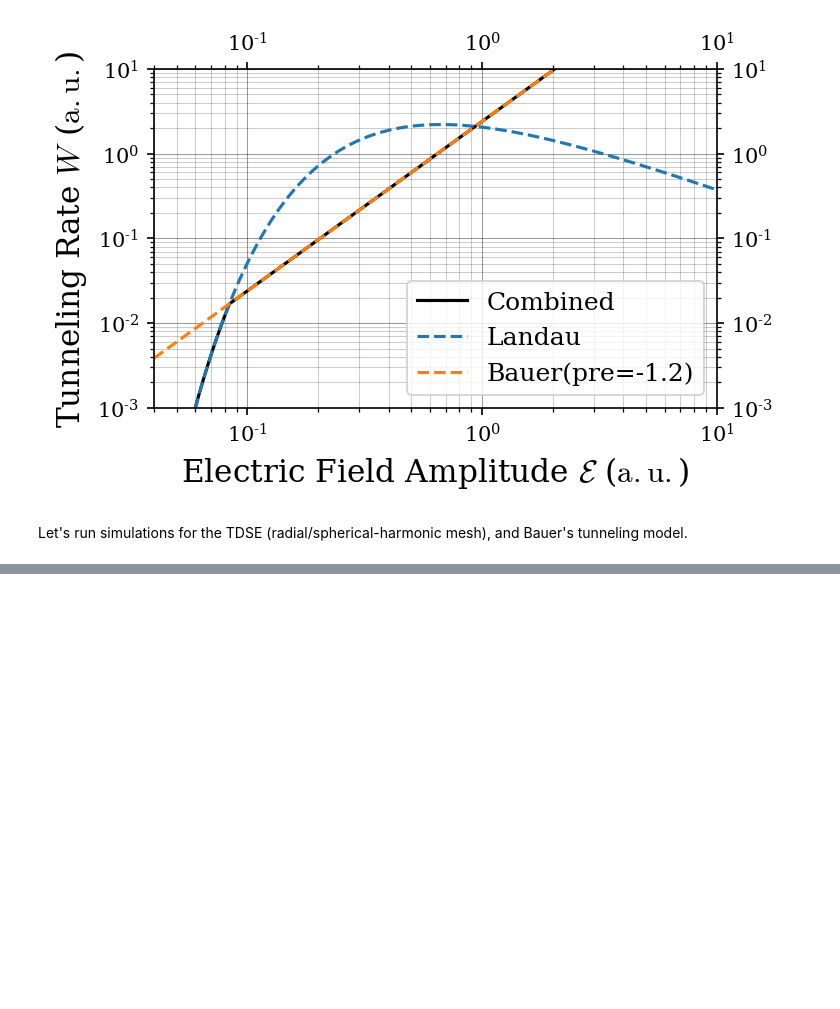
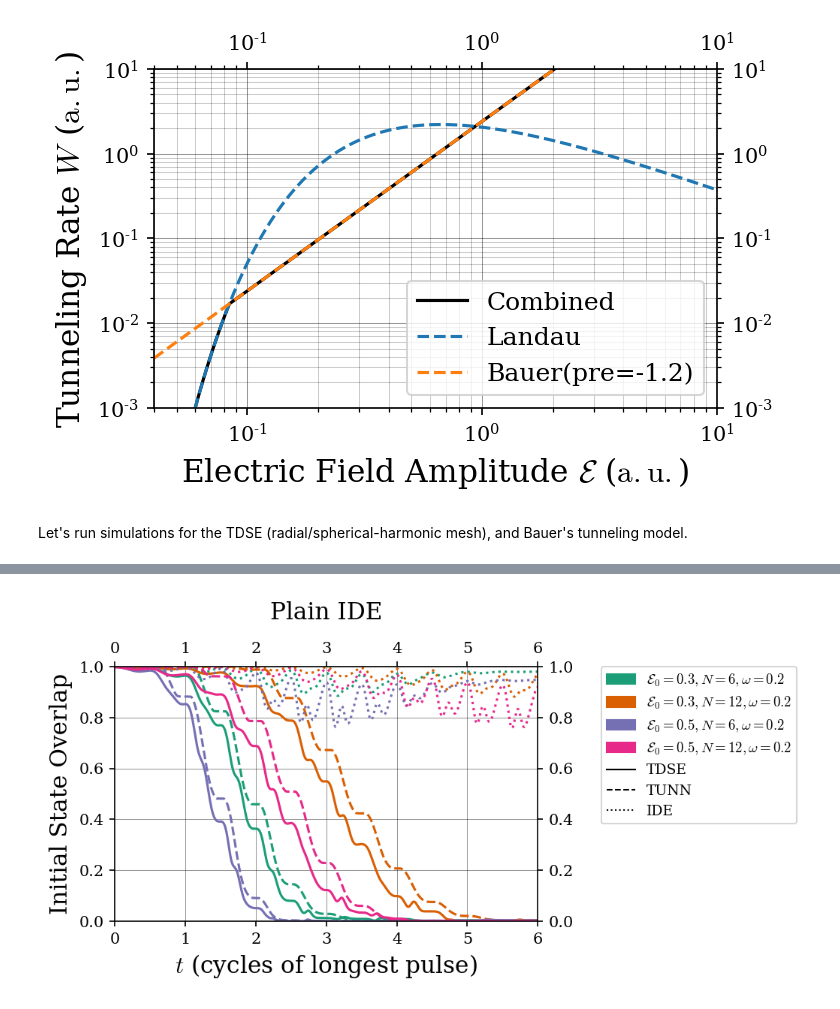
Before and after one commit to JoshKarpel/ionization, a Jupyter notebook: science/bauer/DBauer1999.ipynb, the cells around one changed output, grey strips where cells are left out. Cells and saved outputs as stored; diff of their text form; code cells hidden in the pictures; blank space fills up the shorter version.

Commit message:
Some cleanup around datastores, numeric eigenstates, and idempotent spec.to_sim()

```diff
--- a/science/bauer/DBauer1999.ipynb
+++ b/science/bauer/DBauer1999.ipynb
@@ -346,26 +387,13 @@ ide_specs = [
         'IDE_' + pulse.identifier,
         **time_and_field(pulse),
         ionization_potential = -u.rydberg,
+        tunneling_model = ion.tunneling.NoTunneling(),
         **CHECKPOINT_KWARGS,
     )
     for pulse in pulses
 ]
 
-class LandauBelowCriticalField(BauerLandauRate):
-    """A trick tunneling model for comparisons with the IDE model: the Landau model, but it cuts off at the critical field."""
-    def _tunneling_rate(self, electric_field_amplitude, ionization_potential):
-        landau_rate = super().tunneling_rate_from_amplitude(electric_field_amplitude, ionization_potential)
-
-        critical_field = self.critical_electric_field_amplitude(ionization_potential)
-
-        rate = np.where(
-            np.less_equal(electric_field_amplitude, critical_field),
-            landau_rate,
-            0,
-        ).squeeze()
-
-        return rate
-
+prefactor = -1.2
 ide_with_tunneling_specs = [
     ion.ide.IntegroDifferentialEquationSpecification(
         'IDE_' + pulse.identifier + f'_prefactor={prefactor}',
@@ -379,3 +407,80 @@ ide_with_tunneling_specs = [
 
 ide_results = [si.utils.run_from_simlib(spec, simlib = SIM_LIB, progress_bar = True) for spec in ide_specs]
 ide_with_tunneling_results = [si.utils.run_from_simlib(spec, simlib = SIM_LIB, progress_bar = True) for spec in ide_with_tunneling_specs]
+# %%
+def compare_ide_to_bauer(pulses, tdse_sims, tunneling_sims, ide_sims, postfix = '', title = ''):
+    longest_pulse = max(pulses, key = lambda p: p.pulse_center)
+
+    x_data = []
+    y_data = []
+    line_labels = []
+    line_kwargs = []
+
+    colors = ['#1b9e77', '#d95f02', '#7570b3', '#e7298a',]
+    styles = ['-', '--', ':',]
+
+    color_labels = [sim.spec.electric_potential.identifier.replace('_', ',').replace('E', '\mathcal{E}_0').replace('Nc', 'N').replace('omega', '\omega')
+                    for sim in tdse_sims]
+    color_patches = [
+        mpatches.Patch(
+            color = color,
+            label = f"$ {label} $",
+        )
+        for color, label in zip(colors, color_labels)
+    ]
+
+    style_labels = ['TDSE', 'TUNN', 'IDE']
+    style_patches = [
+        mlines.Line2D(
+            [], [],
+            color = 'black',
+            linestyle = style,
+            linewidth = 1,
+            label = sim_type,
+        )
+        for style, sim_type in zip(styles, style_labels)
+    ]
+
+    for tdse_sim, tunneling_sim, ide_sim, color in zip(tdse_sims, tunneling_sims, ide_sims, colors):
+        x_data.append(tdse_sim.data.times)
+        y_data.append(tdse_sim.data.initial_state_overlap)
+
+        x_data.append(tunneling_sim.times)
+        y_data.append(tunneling_sim.b2)
+
+        x_data.append(ide_sim.times)
+        y_data.append(ide_sim.b2)
+
+        for style in styles:
+            line_kwargs.append({'linestyle': style, 'color': color})
+
+    legend_handles = color_patches + style_patches
+
+    si.vis.xxyy_plot(
+        f'compare_ide_to_bauer' + postfix,
+        x_data,
+        y_data,
+        line_labels = line_labels,
+        line_kwargs = line_kwargs,
+        x_label = r'$t$ (cycles of longest pulse)',
+        x_unit = 2 * longest_pulse.pulse_center / longest_pulse.number_of_cycles,
+        x_lower_limit = 0,
+        x_upper_limit = longest_pulse.pulse_center,
+        y_label = r'Initial State Overlap',
+        y_lower_limit = 0,
+        y_upper_limit = 1,
+        y_pad = 0,
+        font_size_legend = 9,
+        title = title,
+        legend_kwargs = dict(
+            handles = legend_handles,
+        ),
+        fontsize_legend = 5,
+        legend_on_right = True,
+        **PLOT_KWARGS
+    )
+
+compare_ide_to_bauer(pulses, tdse_results, tunneling_results, ide_results, title = 'Plain IDE')
+compare_ide_to_bauer(pulses, tdse_results, tunneling_results, ide_with_tunneling_results, postfix = '_with_tunneling', title = 'IDE w/ Tunneling')
+# %% [output]
+[figure, added]
```
Also changed, not shown: parts of 11 cells of this notebook, 8 other files.
